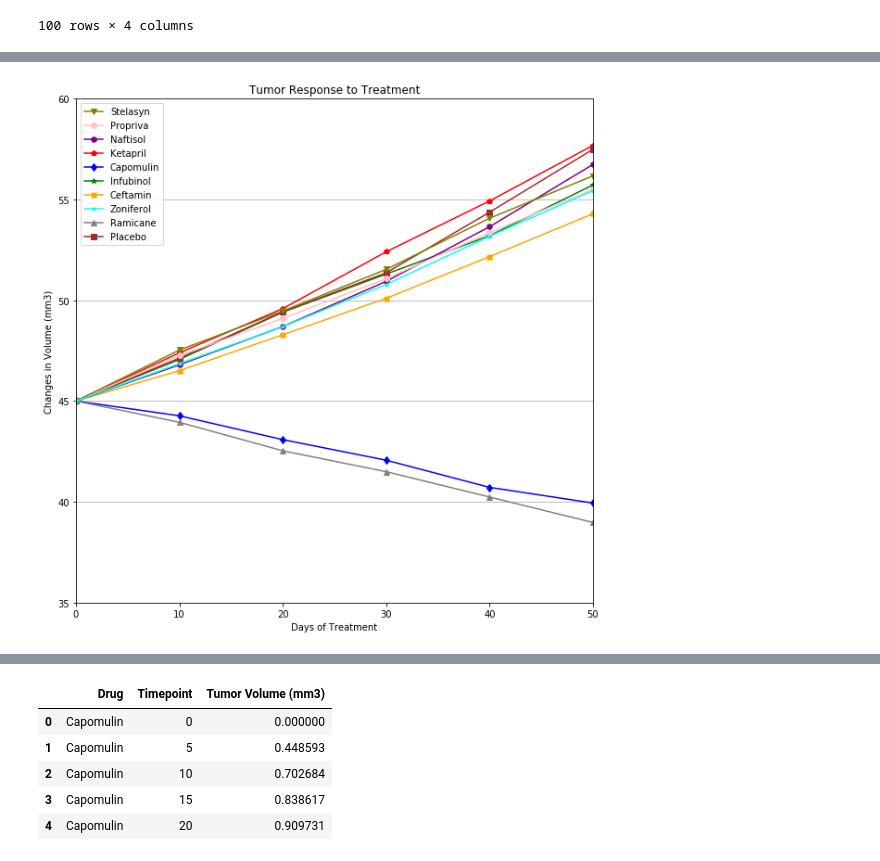
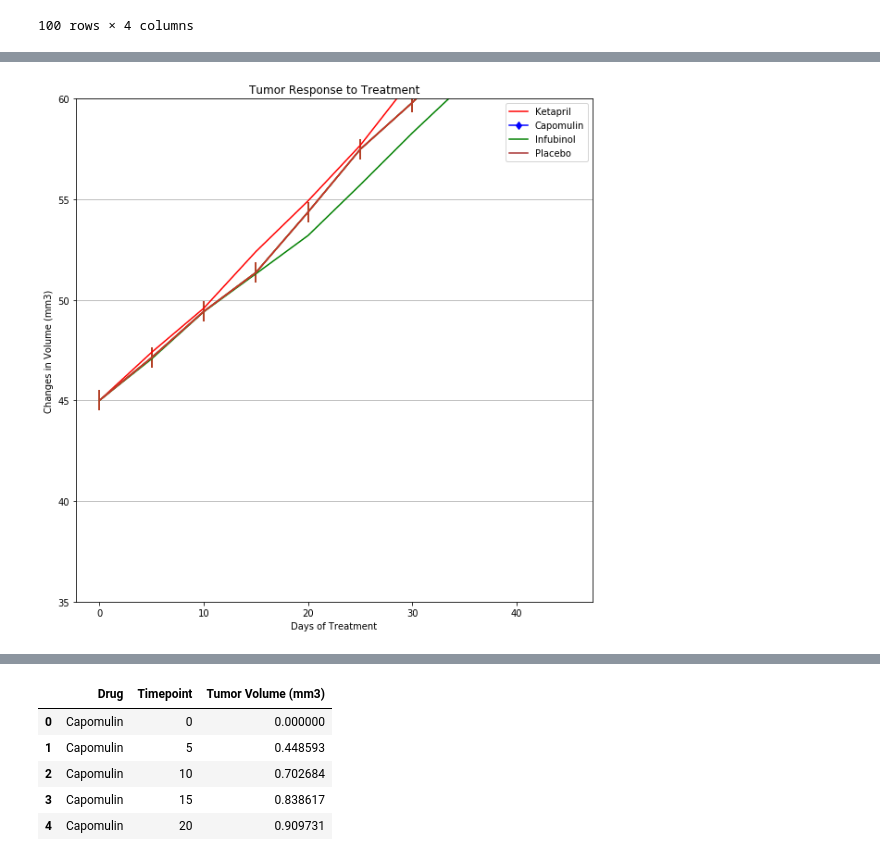
Before and after one commit to grybk1/matplotlib-challange, a Jupyter notebook: Pymaceuticals/pymaceuticals_starter.ipynb, the cells around one changed output, grey strips where cells are left out. Saved outputs shown, nothing was run; the diff lists cells and outputs as text; code cells hidden in the pictures.

```diff
--- a/Pymaceuticals/pymaceuticals_starter.ipynb
+++ b/Pymaceuticals/pymaceuticals_starter.ipynb
@@ -70,66 +77,89 @@ grouped_df
 
 #x_axis=merged_data_df['Timepoint'].unique()
 
-x_axis=np.arange(0,100,10)
+#x_axis=np.arange(0,100,10)
 
 
+#drug_s='Capomulin'
+#y_axis=grouped_df.loc[grouped_df["Drug"]==drug_s,["Tumor Volume (mm3)"]]
+#Capomulin,=plt.plot(x_axis,y_axis, color="blue", label=drug_s ,marker="d")
+
+yerror=.5
 drug_s='Capomulin'
-y_axis=grouped_df.loc[grouped_df["Drug"]==drug_s,["Tumor Volume (mm3)"]]
-Capomulin,=plt.plot(x_axis,y_axis, color="blue", label=drug_s ,marker="d")
+x_axis=grouped_df.loc[grouped_df["Drug"]==drug_s,["Timepoint"]].to_numpy()
+y_axis=grouped_df.loc[grouped_df["Drug"]==drug_s,["Tumor Volume (mm3)"]].to_numpy()
+#Capomulin,=plt.plot(x_axis,y_axis, color="blue", label=drug_s )
 
-drug_s='Ceftamin'
-y_axis=grouped_df.loc[grouped_df["Drug"]==drug_s,["Tumor Volume (mm3)"]]
-Ceftamin,=plt.plot(x_axis,y_axis, color="orange", label=drug_s ,marker="X")
+
+
+#drug_s='Ceftamin'
+#y_axis=grouped_df.loc[grouped_df["Drug"]==drug_s,["Tumor Volume (mm3)"]]
+#Ceftamin,=plt.plot(x_axis,y_axis, color="orange", label=drug_s ,marker="X")
 
 drug_s='Infubinol'
-y_axis=grouped_df.loc[grouped_df["Drug"]==drug_s,["Tumor Volume (mm3)"]]
-Infubinol,=plt.plot(x_axis,y_axis, color="green", label=drug_s ,marker="*" )
+x_axis=grouped_df.loc[grouped_df["Drug"]==drug_s,["Timepoint"]].to_numpy()
+y_axis=grouped_df.loc[grouped_df["Drug"]==drug_s,["Tumor Volume (mm3)"]].to_numpy()
+Infubinol,=plt.plot(x_axis,y_axis, color="green", label=drug_s  )
 
 drug_s='Ketapril'
-y_axis=grouped_df.loc[grouped_df["Drug"]==drug_s,["Tumor Volume (mm3)"]]
-Ketapril,=plt.plot(x_axis,y_axis, color="red", label=drug_s ,marker="p")
+x_axis=grouped_df.loc[grouped_df["Drug"]==drug_s,["Timepoint"]].to_numpy()
+y_axis=grouped_df.loc[grouped_df["Drug"]==drug_s,["Tumor Volume (mm3)"]].to_numpy()
+Ketapril,=plt.plot(x_axis,y_axis, color="red", label=drug_s )
 
-drug_s='Naftisol'
-y_axis=grouped_df.loc[grouped_df["Drug"]==drug_s,["Tumor Volume (mm3)"]]
-Naftisol,=plt.plot(x_axis,y_axis, color="purple", label=drug_s ,marker="h")
+#drug_s='Naftisol'
+#y_axis=grouped_df.loc[grouped_df["Drug"]==drug_s,["Tumor Volume (mm3)"]]
+#Naftisol,=plt.plot(x_axis,y_axis, color="purple", label=drug_s ,marker="h")
 
 drug_s=  'Placebo'
-y_axis=grouped_df.loc[grouped_df["Drug"]==drug_s,["Tumor Volume (mm3)"]]
-Placebo,=plt.plot(x_axis,y_axis, color="brown", label=drug_s ,marker="s" )
+x_axis=grouped_df.loc[grouped_df["Drug"]==drug_s,["Timepoint"]].to_numpy()
+y_axis=grouped_df.loc[grouped_df["Drug"]==drug_s,["Tumor Volume (mm3)"]].to_numpy()
+Placebo,=plt.plot(x_axis,y_axis, color="brown", label=drug_s  )
 
-drug_s='Propriva'
-y_axis=grouped_df.loc[grouped_df["Drug"]==drug_s,["Tumor Volume (mm3)"]]
-Propriva,=plt.plot(x_axis,y_axis, color="pink", label=drug_s ,marker="8" )
+#drug_s='Propriva'
+#y_axis=grouped_df.loc[grouped_df["Drug"]==drug_s,["Tumor Volume (mm3)"]]
+#Propriva,=plt.plot(x_axis,y_axis, color="pink", label=drug_s ,marker="8" )
 
-drug_s='Ramicane'
-y_axis=grouped_df.loc[grouped_df["Drug"]==drug_s,["Tumor Volume (mm3)"]]
-Ramicane,=plt.plot(x_axis,y_axis, color="gray", label=drug_s ,marker="^")
+#drug_s='Ramicane'
+#y_axis=grouped_df.loc[grouped_df["Drug"]==drug_s,["Tumor Volume (mm3)"]]
+#Ramicane,=plt.plot(x_axis,y_axis, color="gray", label=drug_s ,marker="^")
 
-drug_s='Stelasyn'
-y_axis=grouped_df.loc[grouped_df["Drug"]==drug_s,["Tumor Volume (mm3)"]]
-Stelasyn,=plt.plot(x_axis,y_axis, color="olive", label=drug_s ,marker="v")
+#drug_s='Stelasyn'
+#y_axis=grouped_df.loc[grouped_df["Drug"]==drug_s,["Tumor Volume (mm3)"]]
+#Stelasyn,=plt.plot(x_axis,y_axis, color="olive", label=drug_s ,marker="v")
 
-drug_s="Zoniferol"
-y_axis=grouped_df.loc[grouped_df["Drug"]==drug_s,["Tumor Volume (mm3)"]]
-Zoniferol,=plt.plot(x_axis,y_axis, color="cyan", label=drug_s ,marker="." )
+#drug_s="Zoniferol"
+#y_axis=grouped_df.loc[grouped_df["Drug"]==drug_s,["Tumor Volume (mm3)"]]
+#Zoniferol,=plt.plot(x_axis,y_axis, color="cyan", label=drug_s ,marker="." )
 
 
 
 
 #temp=grouped_df.loc[grouped_df["Drug"]=="Capomulin"]
 #y_axis=temp["Tumor Volume (mm3)"]
 #y_axis
 #female_df=purchase_data.loc[purchase_data["Gender"]=="Female"]
 
 plt.ylim(35,60)
-plt.xlim(0,50)
+#plt.xlim(0,50)
 plt.title("Tumor Response to Treatment")
 plt.xlabel("Days of Treatment")
 plt.ylabel("Changes in Volume (mm3)")
-plt.legend(handles=[Stelasyn, Propriva, Naftisol, Ketapril, Capomulin,
-       Infubinol, Ceftamin, Zoniferol, Ramicane, Placebo], loc="best")
+
+#plt.legend(handles=[Stelasyn, Propriva, Naftisol, Ketapril, Capomulin,
+#       Infubinol, Ceftamin, Zoniferol, Ramicane, Placebo], loc="best")
+plt.legend(handles=[ Ketapril, Capomulin,
+       Infubinol, Placebo], loc="best")
+
 
 plt.grid(axis='y')
+
+plt.errorbar(x_axis,y_axis, yerr=yerror )
+plt.errorbar(x_axis,y_axis, yerr=yerror )
+plt.errorbar(x_axis,y_axis, yerr=yerror )
+plt.errorbar(x_axis,y_axis, yerr=yerror )
+
+
+
 plt.show()
 # %% [output]
-[figure, old version]
+[figure, new version]
```
Also changed, not shown: parts of 4 cells of this notebook, 8 other files.
